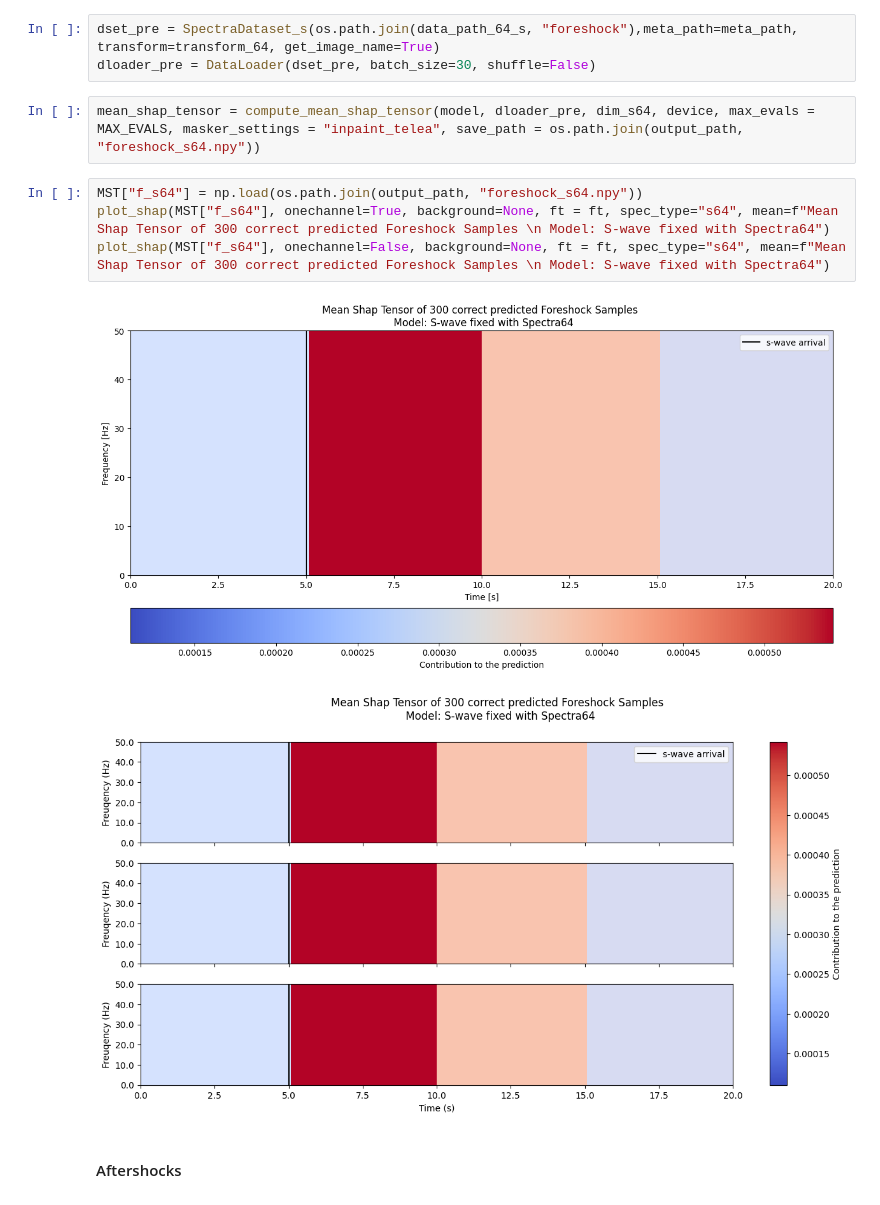
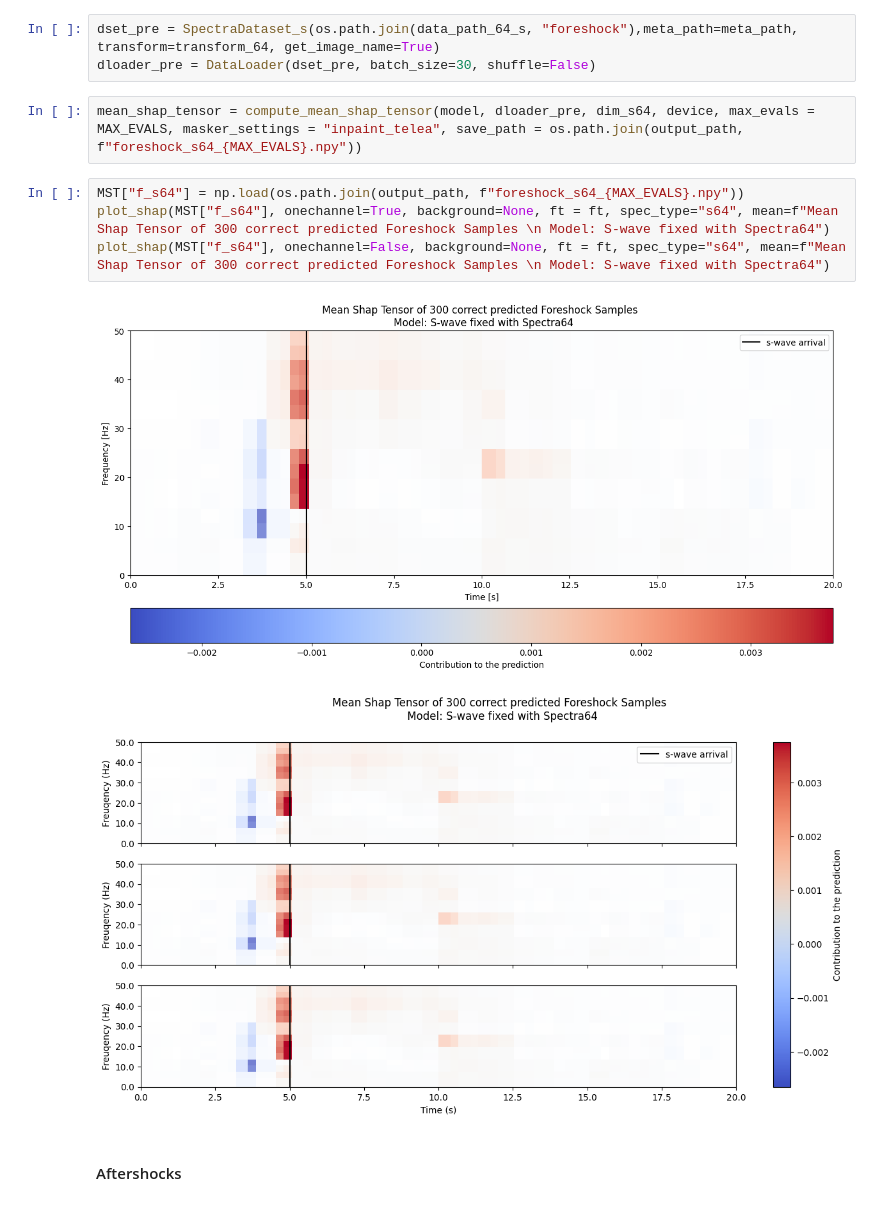
Before and after one commit to mich1803/CNN-Explainability-on-Earthquakes, a Jupyter notebook: explainability/explainability_s.ipynb, the cells around one changed output. Saved outputs shown, nothing was run; the diff lists cells and outputs as text.

```diff
--- a/explainability/explainability_s.ipynb
+++ b/explainability/explainability_s.ipynb
@@ -88,14 +88,14 @@ Model loaded
 dset_pre = SpectraDataset_s(os.path.join(data_path_64_s, "foreshock"),meta_path=meta_path, transform=transform_64, get_image_name=True)
 dloader_pre = DataLoader(dset_pre, batch_size=30, shuffle=False)
 # %%
-mean_shap_tensor = compute_mean_shap_tensor(model, dloader_pre, dim_s64, device, max_evals = MAX_EVALS, masker_settings = "inpaint_telea", save_path = os.path.join(output_path, "foreshock_s64.npy"))
+mean_shap_tensor = compute_mean_shap_tensor(model, dloader_pre, dim_s64, device, max_evals = MAX_EVALS, masker_settings = "inpaint_telea", save_path = os.path.join(output_path, f"foreshock_s64_{MAX_EVALS}.npy"))
 # %%
-MST["f_s64"] = np.load(os.path.join(output_path, "foreshock_s64.npy"))
+MST["f_s64"] = np.load(os.path.join(output_path, f"foreshock_s64_{MAX_EVALS}.npy"))
 plot_shap(MST["f_s64"], onechannel=True, background=None, ft = ft, spec_type="s64", mean=f"Mean Shap Tensor of 300 correct predicted Foreshock Samples \n Model: S-wave fixed with Spectra64")
 plot_shap(MST["f_s64"], onechannel=False, background=None, ft = ft, spec_type="s64", mean=f"Mean Shap Tensor of 300 correct predicted Foreshock Samples \n Model: S-wave fixed with Spectra64")
 # %% [output]
-[figure, old version]
+[figure, new version]
-[figure, old version]
+[figure, new version]
 # %% [markdown]
 #### Aftershocks
 # %%
```
Also changed, not shown: parts of 6 cells of this notebook.
